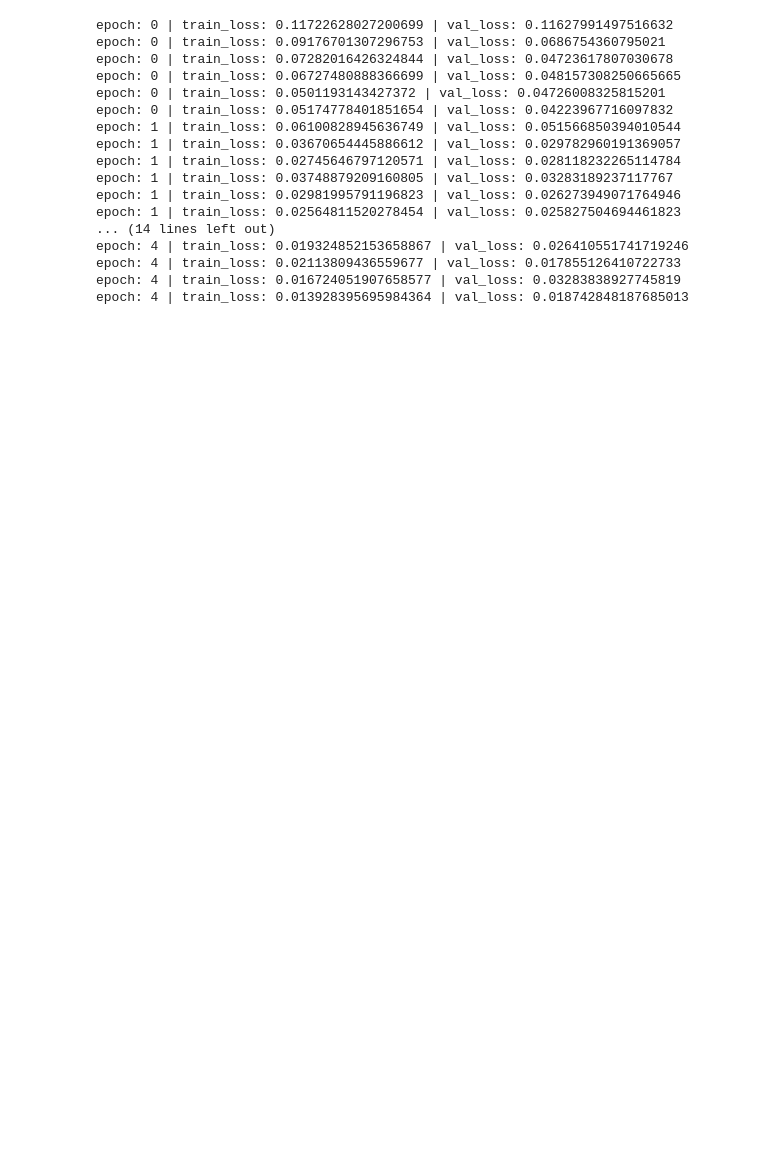
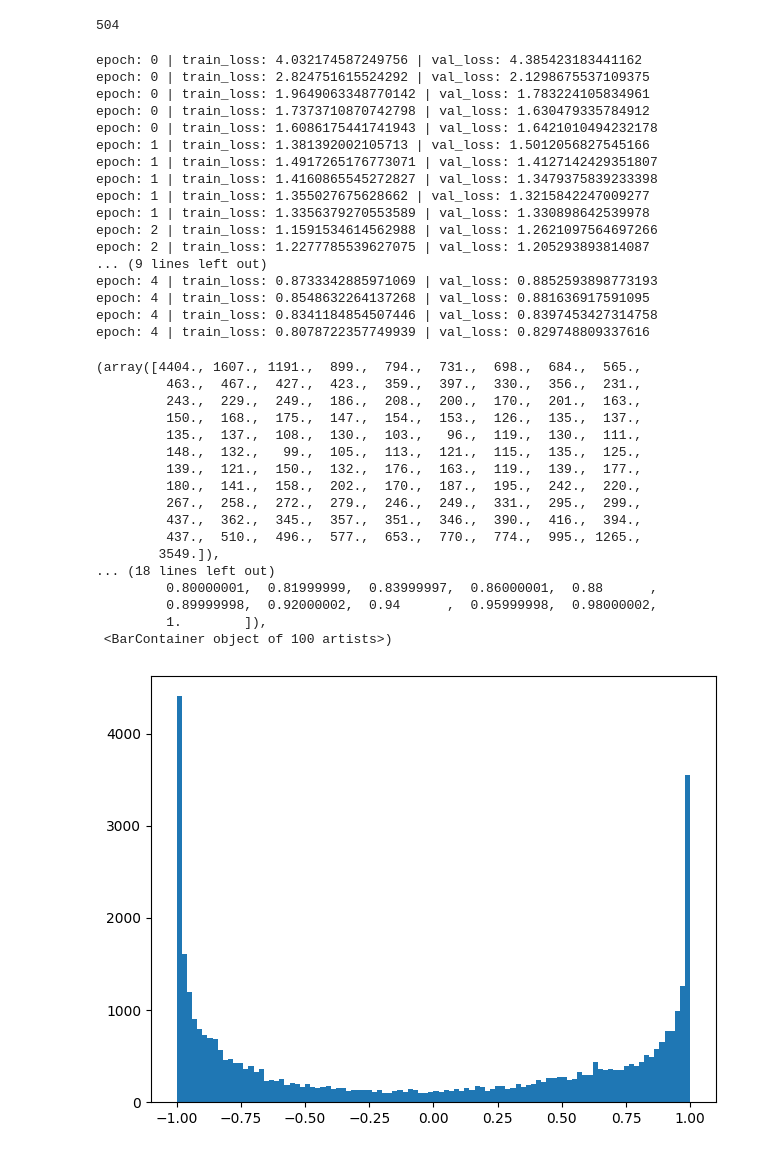
Before and after one commit to Whakamua/machi-koro-ai, a Jupyter notebook: analysis/analyze_buffers.ipynb, the cells around one changed output. Cells and saved outputs as stored; diff of their text form; code cells hidden in the pictures; blank space fills up the shorter version.

```diff
--- a/analysis/analyze_buffers.ipynb
+++ b/analysis/analyze_buffers.ipynb
@@ -39,3 +42,7 @@ buffer.post_process()
+# %%
+buffer.size
+# %% [output]
+504
 # %%
 class PVNet(nn.Module):
     def __init__(
@@ -135,32 +147,49 @@ pvnet = PVNet(env.observation_space, env.action_space)
 # %%
-buffer9 = buffers[-1]
-buffer9.post_process()
-train_buffer, val_buffer = buffer9.split_buffer(0.2)
-pvnet = train(train_buffer=train_buffer, val_buffer=val_buffer, pvnet=pvnet, batch_size=64, epochs=5)
+buffer.compute_values()
+train_buffer, val_buffer = buffer.split_buffer(0.2)
+pvnet = PVNet(env.observation_space, env.action_space)
+pvnet.train(train_buffer=train_buffer, val_buffer=val_buffer, batch_size=64, epochs=5)
 
+prob_preds, value_preds = pvnet.forward(torch.tensor(buffer.obss).to(torch.float32))
 
-# policy_preds, value_preds = model.forward(torch.tensor(buffer.obss).to(torch.float32))
+fig, axs = plt.subplots(1, 1, tight_layout=True)
 
-# fig, axs = plt.subplots(1, 1, tight_layout=True)
-
-# # We can set the number of bins with the *bins* keyword argument.
-# axs.hist(value_preds.detach().numpy().squeeze(), bins=100)
+# We can set the number of bins with the *bins* keyword argument.
+axs.hist(value_preds.detach().numpy().squeeze(), bins=100)
 # %% [output]
-epoch: 0 | train_loss: 0.11722628027200699 | val_loss: 0.11627991497516632
-epoch: 0 | train_loss: 0.09176701307296753 | val_loss: 0.0686754360795021
-epoch: 0 | train_loss: 0.07282016426324844 | val_loss: 0.04723617807030678
-epoch: 0 | train_loss: 0.06727480888366699 | val_loss: 0.048157308250665665
-epoch: 0 | train_loss: 0.0501193143427372 | val_loss: 0.04726008325815201
-epoch: 0 | train_loss: 0.05174778401851654 | val_loss: 0.04223967716097832
-epoch: 1 | train_loss: 0.06100828945636749 | val_loss: 0.051566850394010544
-epoch: 1 | train_loss: 0.03670654445886612 | val_loss: 0.029782960191369057
-epoch: 1 | train_loss: 0.02745646797120571 | val_loss: 0.028118232265114784
-epoch: 1 | train_loss: 0.03748879209160805 | val_loss: 0.03283189237117767
-epoch: 1 | train_loss: 0.02981995791196823 | val_loss: 0.026273949071764946
-epoch: 1 | train_loss: 0.02564811520278454 | val_loss: 0.025827504694461823
-... (14 lines left out)
-epoch: 4 | train_loss: 0.019324852153658867 | val_loss: 0.026410551741719246
-epoch: 4 | train_loss: 0.02113809436559677 | val_loss: 0.017855126410722733
-epoch: 4 | train_loss: 0.016724051907658577 | val_loss: 0.03283838927745819
-epoch: 4 | train_loss: 0.013928395695984364 | val_loss: 0.018742848187685013
+epoch: 0 | train_loss: 4.032174587249756 | val_loss: 4.385423183441162
+epoch: 0 | train_loss: 2.824751615524292 | val_loss: 2.1298675537109375
+epoch: 0 | train_loss: 1.9649063348770142 | val_loss: 1.783224105834961
+epoch: 0 | train_loss: 1.7373710870742798 | val_loss: 1.630479335784912
+epoch: 0 | train_loss: 1.6086175441741943 | val_loss: 1.6421010494232178
+epoch: 1 | train_loss: 1.381392002105713 | val_loss: 1.5012056827545166
+epoch: 1 | train_loss: 1.4917265176773071 | val_loss: 1.4127142429351807
+epoch: 1 | train_loss: 1.4160865545272827 | val_loss: 1.3479375839233398
+epoch: 1 | train_loss: 1.355027675628662 | val_loss: 1.3215842247009277
+epoch: 1 | train_loss: 1.3356379270553589 | val_loss: 1.330898642539978
+epoch: 2 | train_loss: 1.1591534614562988 | val_loss: 1.2621097564697266
+epoch: 2 | train_loss: 1.2277785539627075 | val_loss: 1.205293893814087
+... (9 lines left out)
+epoch: 4 | train_loss: 0.8733342885971069 | val_loss: 0.8852593898773193
+epoch: 4 | train_loss: 0.8548632264137268 | val_loss: 0.881636917591095
+epoch: 4 | train_loss: 0.8341184854507446 | val_loss: 0.8397453427314758
+epoch: 4 | train_loss: 0.8078722357749939 | val_loss: 0.829748809337616
+(array([4404., 1607., 1191.,  899.,  794.,  731.,  698.,  684.,  565.,
+         463.,  467.,  427.,  423.,  359.,  397.,  330.,  356.,  231.,
+         243.,  229.,  249.,  186.,  208.,  200.,  170.,  201.,  163.,
+         150.,  168.,  175.,  147.,  154.,  153.,  126.,  135.,  137.,
+         135.,  137.,  108.,  130.,  103.,   96.,  119.,  130.,  111.,
+         148.,  132.,   99.,  105.,  113.,  121.,  115.,  135.,  125.,
+         139.,  121.,  150.,  132.,  176.,  163.,  119.,  139.,  177.,
+         180.,  141.,  158.,  202.,  170.,  187.,  195.,  242.,  220.,
+         267.,  258.,  272.,  279.,  246.,  249.,  331.,  295.,  299.,
+         437.,  362.,  345.,  357.,  351.,  346.,  390.,  416.,  394.,
+         437.,  510.,  496.,  577.,  653.,  770.,  774.,  995., 1265.,
+        3549.]),
+... (18 lines left out)
+         0.80000001,  0.81999999,  0.83999997,  0.86000001,  0.88      ,
+         0.89999998,  0.92000002,  0.94      ,  0.95999998,  0.98000002,
+         1.        ]),
+ <BarContainer object of 100 artists>)
+[figure, added]
 # %%
```
Also changed, not shown: parts of 17 cells of this notebook, 18 other files.
